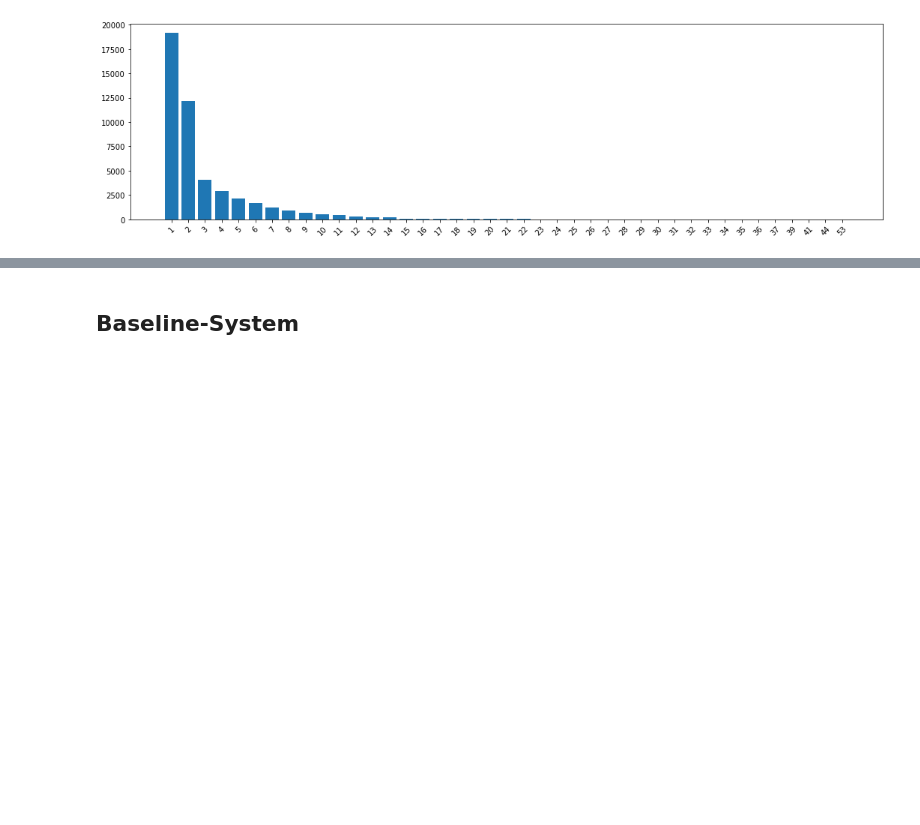
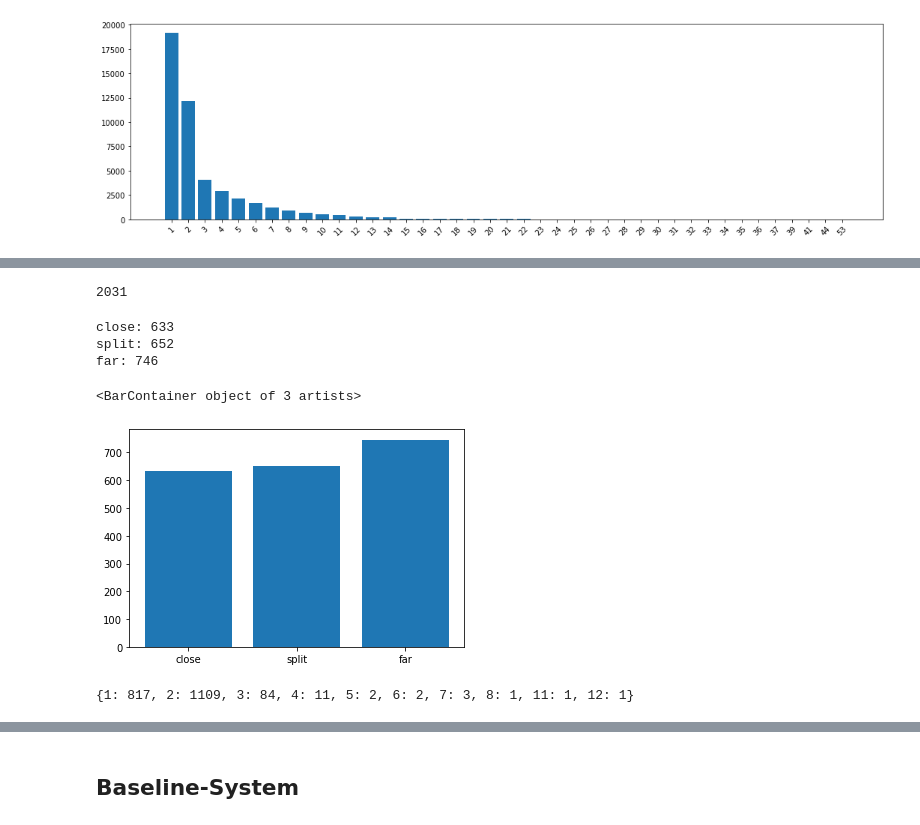
Before and after one commit to jhabr/xcs224u_final_paper, a Jupyter notebook: code/colors_in_context.ipynb, the cells around one changed output, grey strips where cells are left out. Drawn from its saved outputs; the diff is of its cells as text; code cells hidden in the pictures; blank space fills up the shorter version.

Commit message:
Add bake-off dataset and analysis

```diff
--- a/code/colors_in_context.ipynb
+++ b/code/colors_in_context.ipynb
@@ -122,0 +134,47 @@ plt.show()
+# %%
+BAKE_OFF_COLORS_SRC_FILENAME = os.path.join(
+    "data", "colors", "cs224u-colors-bakeoff-data.csv"
+)
+# %%
+bake_off_corpus = ColorsCorpusReader(
+    BAKE_OFF_COLORS_SRC_FILENAME,
+    word_count=None,
+    normalize_colors=True
+)
+# %%
+bake_off_examples = list(bake_off_corpus.read())
+# %%
+len(bake_off_examples)
+# %% [output]
+2031
+# %%
+bake_off_close_examples = [
+    example for example in bake_off_examples if example.condition == "close"
+]
+bake_off_split_examples = [
+    example for example in bake_off_examples if example.condition == "split"
+]
+bake_off_far_examples = [
+    example for example in bake_off_examples if example.condition == "far"
+]
+# %%
+print(f"close: {len(bake_off_close_examples)}")
+print(f"split: {len(bake_off_split_examples)}")
+print(f"far: {len(bake_off_far_examples)}")
+# %% [output]
+close: 633
+split: 652
+far: 746
+# %%
+plt.bar(
+    np.arange(3),
+    height=[
+        len(bake_off_close_examples),
+        len(bake_off_split_examples),
+        len(bake_off_far_examples)
+    ],
+    tick_label = ['close','split','far']
+)
+# %% [output]
+<BarContainer object of 3 artists>
+[figure, added]
@@ -122,0 +183,4 @@ plt.show()
+# %%
+bake_off_description_words
+# %% [output]
+{1: 817, 2: 1109, 3: 84, 4: 11, 5: 2, 6: 2, 7: 3, 8: 1, 11: 1, 12: 1}
```
Also changed, not shown: parts of 14 cells of this notebook, 1 other file.
